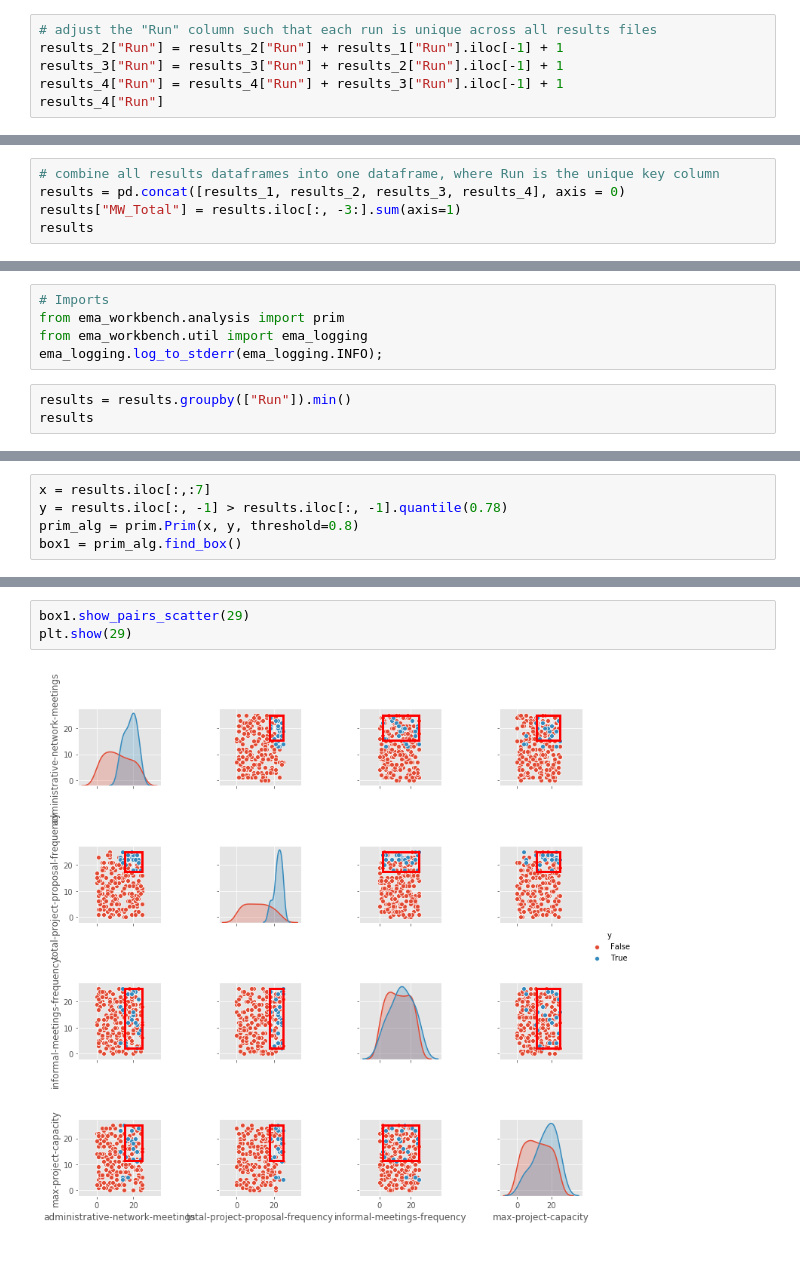
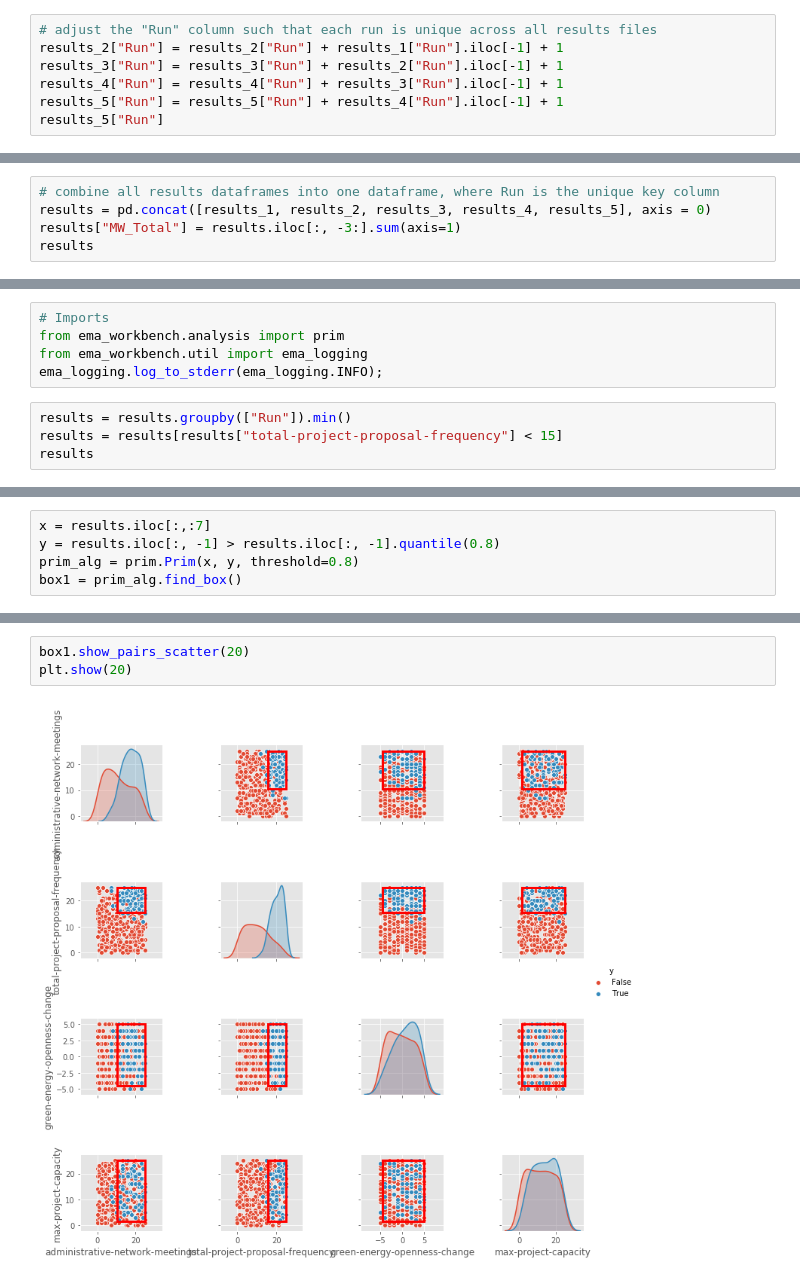
Before and after one commit to fcruztorres/ABM_Energy_Transition, a Jupyter notebook: Data Analysis with prim.ipynb, the cells around one changed output, grey strips where cells are left out. Drawn from its saved outputs; the diff is of its cells as text.

```diff
--- a/Data Analysis with prim.ipynb
+++ b/Data Analysis with prim.ipynb
@@ -59,5 +61,6 @@ for i,j in zip(range(1,count_parameters), range(1,count_outcomes)):
 results_2["Run"] = results_2["Run"] + results_1["Run"].iloc[-1] + 1
 results_3["Run"] = results_3["Run"] + results_2["Run"].iloc[-1] + 1
 results_4["Run"] = results_4["Run"] + results_3["Run"].iloc[-1] + 1
-results_4["Run"]
+results_5["Run"] = results_5["Run"] + results_4["Run"].iloc[-1] + 1
+results_5["Run"]
 # %% [output]
@@ -75,7 +78,7 @@ results_4["Run"]
 Name: Run, Length: 15000, dtype: int64
 # %%
 # combine all results dataframes into one dataframe, where Run is the unique key column
-results = pd.concat([results_1, results_2, results_3, results_4], axis = 0)
+results = pd.concat([results_1, results_2, results_3, results_4, results_5], axis = 0)
 results["MW_Total"] = results.iloc[:, -3:].sum(axis=1)
 results
 # %% [output]
@@ -180,6 +183,7 @@ from ema_workbench.util import ema_logging
 ema_logging.log_to_stderr(ema_logging.INFO);
 # %%
 results = results.groupby(["Run"]).min()
+results = results[results["total-project-proposal-frequency"] < 15]
 results
 # %% [output]
 |  | administrative-network-meetings | total-project-proposal-frequency | informal-meetings-frequency | green-energy-openness-change | ... |
@@ -199,6 +203,6 @@ results
 # %%
 x = results.iloc[:,:7]
-y = results.iloc[:, -1] > results.iloc[:, -1].quantile(0.78)
+y = results.iloc[:, -1] > results.iloc[:, -1].quantile(0.8)
 prim_alg = prim.Prim(x, y, threshold=0.8)
 box1 = prim_alg.find_box()
 # %% [output]
@@ -255,5 +255,5 @@ max-project-capacity                                 [1.0, -1.0]
 # %%
-box1.show_pairs_scatter(29)
-plt.show(29)
+box1.show_pairs_scatter(20)
+plt.show(20)
 # %% [output]
-[figure, old version]
+[figure, new version]
```
Also changed, not shown: parts of 10 cells of this notebook, 4 other files.
